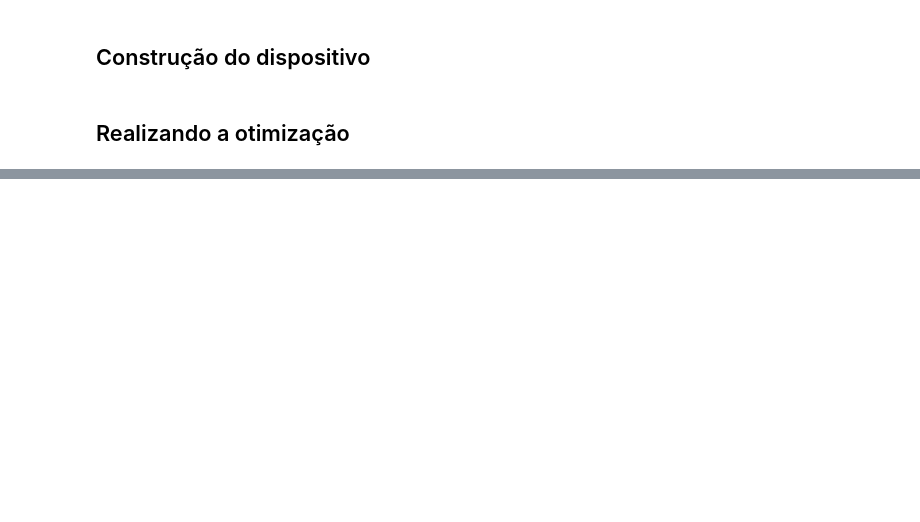
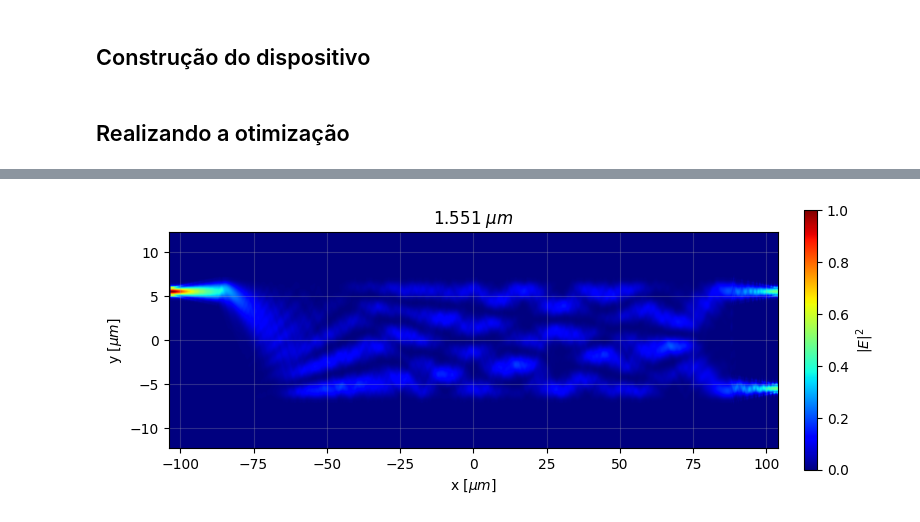
Before and after one commit to LucasGabrielMelo/Capacita-o---Fot-nica, a Jupyter notebook: APIPython/MMI/Otimização_2/MMI_varFDTD_2.ipynb, the cells around one changed output, grey strips where cells are left out. Drawn from its saved outputs; the diff is of its cells as text; code cells hidden in the pictures; blank space fills up the shorter version.

```diff
--- a/APIPython/MMI/Otimização_2/MMI_varFDTD_2.ipynb
+++ b/APIPython/MMI/Otimização_2/MMI_varFDTD_2.ipynb
@@ -268,0 +317,35 @@ Text(0.5, 0, 'Comprimento da caixa central [$\\mu m$]')
+# %%
+modeApi.run()
+# %%
+eField = np.abs(np.squeeze(modeApi.getelectric('profile')))
+
+x_efield = modeApi.getdata('profile', 'x')
+y_efield = modeApi.getdata('profile', 'y')
+wavelength_array = nu2lambda(modeApi.getdata('profile', 'f'))
+xmin = np.min(x_efield) / um
+xmax = np.max(x_efield) / um
+ymin = np.min(y_efield) / um
+ymax = np.max(y_efield) / um
+
+central_wavelength_index = np.argmin(np.abs(wavelength_array[:,0] - 1.55*um))
+# %%
+# Escala linear
+eField_normalized = eField[:,:,central_wavelength_index]/np.max(eField[:,:,central_wavelength_index])
+
+fig = plt.figure()
+ax = fig.add_subplot(111)
+im = ax.imshow(np.rot90(eField_normalized), extent=[xmin, xmax, ymin, ymax], vmin = 0, vmax = 1, cmap = plt.get_cmap('jet'))
+
+colorbar = plt.colorbar(im,fraction = 0.02, pad =0.04, label = r'$|E|^2$')
+
+ax.set_xlabel(r'x [$\mu m$]')
+ax.set_ylabel(r'y [$\mu m$]')
+
+ax.set_title(r'%4.3f $\mu m$' % (wavelength_array[central_wavelength_index,0]/ um))
+ax.grid(which='major', alpha = 0.25)
+ax.set_aspect(3)
+
+plt.tight_layout()
+plt.show()
+# %% [output]
+[figure, added]
```
Also changed, not shown: parts of 18 cells of this notebook.
